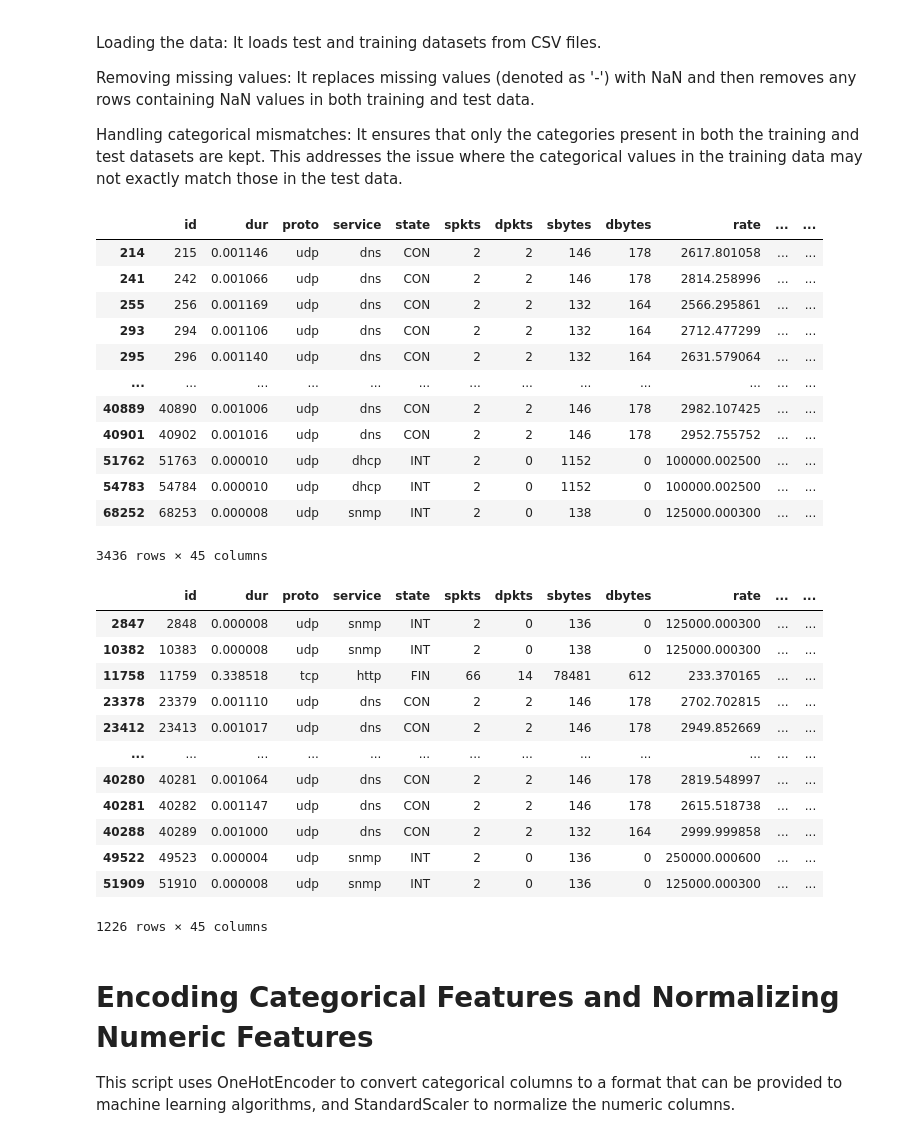
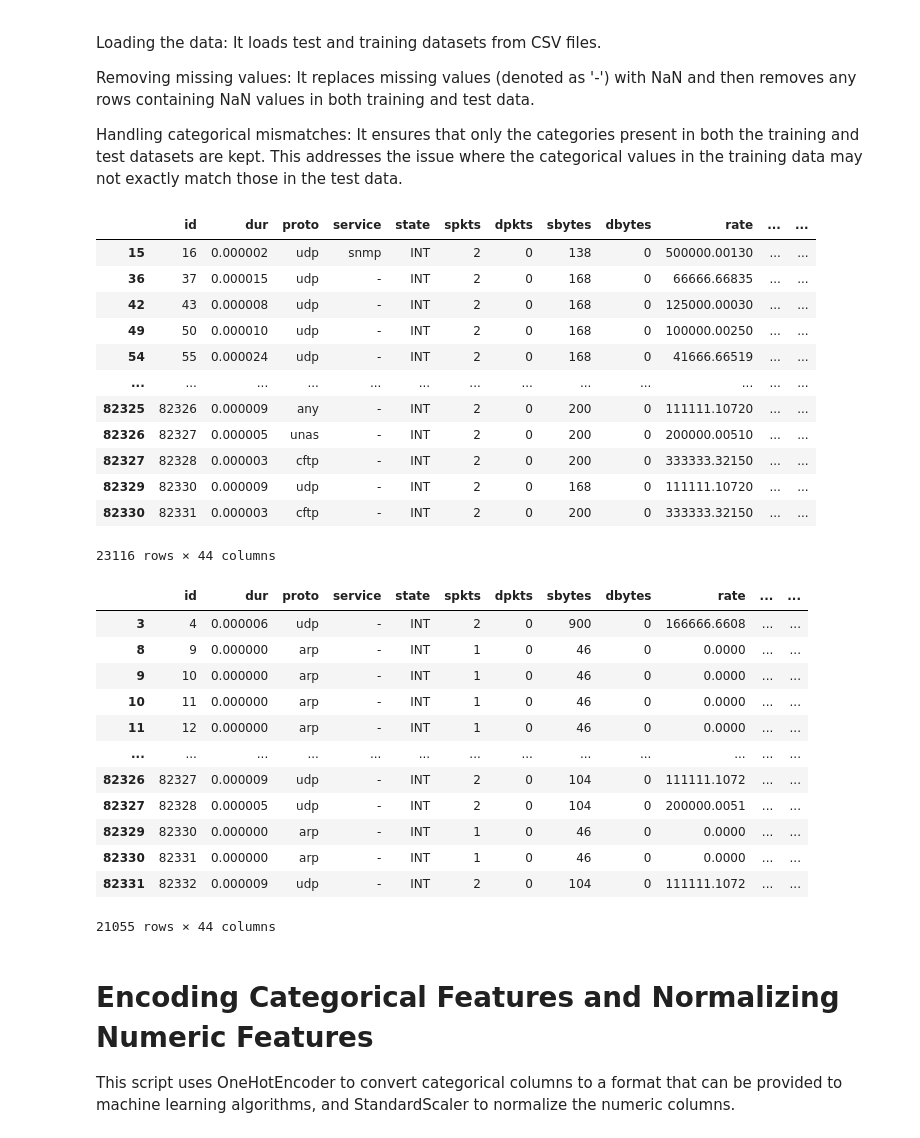
Before and after one commit to AdibaAdi/Cyber-Detection-, a Jupyter notebook: cyber.ipynb, the cells around one changed output. Cells and saved outputs as stored; diff of their text form; code cells hidden in the pictures.

```diff
--- a/cyber.ipynb
+++ b/cyber.ipynb
@@ -9,56 +9,60 @@ Handling categorical mismatches: It ensures that only the categories present in
 # %%
 import pandas as pd
 import numpy as np
 
 #Load data from the provided csv's
 test_data = pd.read_csv('cyber-data/UNSW_NB15_testing-set.csv')
 train_data = pd.read_csv('cyber-data/UNSW_NB15_training-set.csv')
 
+#Drop attack category
+test_data.drop('attack_cat', axis=1, inplace=True)
+train_data.drop('attack_cat', axis=1, inplace=True)
+
 #This combines the data in order to make sure the column names are the same, and then it gets the list of columns to iterate over
 combined_data = pd.concat([train_data, test_data])
 cols = list(combined_data)
 
-#This gets rid of all the empty values by replacing them with nulls, then dropping them using np.nan
-for col in cols:
-    train_data[col].replace('-', np.nan, inplace=True)
-    train_data.dropna(subset=[col], inplace=True)
-    test_data[col].replace('-', np.nan, inplace=True)
-    test_data.dropna(subset=[col], inplace=True)
+#This would get rid of all the empty values by replacing them with nulls, then dropping them using np.nan. However we decided to not treat the dashes as nulls because almost all of the data has them
+# for col in cols:
+#     train_data[col].replace('-', np.nan, inplace=True)
+#     train_data.dropna(subset=[col], inplace=True)
+#     test_data[col].replace('-', np.nan, inplace=True)
+#     test_data.dropna(subset=[col], inplace=True)
 
 # #This iterates over all the columns and only saves the categorical values that are in both datasets
 for col in cols:
     train_data = train_data[train_data[col].isin(test_data[col])]
     test_data = test_data[test_data[col].isin(train_data[col])]
 
 display(train_data)
 display(test_data)
 # %% [output]
 |  | id | dur | proto | service | state | spkts | dpkts | sbytes | dbytes | rate | ... | ... |
-| 214 | 215 | 0.001146 | udp | dns | CON | 2 | 2 | 146 | 178 | 2617.801058 | ... | ... |
-| 241 | 242 | 0.001066 | udp | dns | CON | 2 | 2 | 146 | 178 | 2814.258996 | ... | ... |
-| 255 | 256 | 0.001169 | udp | dns | CON | 2 | 2 | 132 | 164 | 2566.295861 | ... | ... |
-| 293 | 294 | 0.001106 | udp | dns | CON | 2 | 2 | 132 | 164 | 2712.477299 | ... | ... |
-| 295 | 296 | 0.001140 | udp | dns | CON | 2 | 2 | 132 | 164 | 2631.579064 | ... | ... |
+| 15 | 16 | 0.000002 | udp | snmp | INT | 2 | 0 | 138 | 0 | 500000.00130 | ... | ... |
+| 36 | 37 | 0.000015 | udp | - | INT | 2 | 0 | 168 | 0 | 66666.66835 | ... | ... |
+| 42 | 43 | 0.000008 | udp | - | INT | 2 | 0 | 168 | 0 | 125000.00030 | ... | ... |
+| 49 | 50 | 0.000010 | udp | - | INT | 2 | 0 | 168 | 0 | 100000.00250 | ... | ... |
+| 54 | 55 | 0.000024 | udp | - | INT | 2 | 0 | 168 | 0 | 41666.66519 | ... | ... |
 | ... | ... | ... | ... | ... | ... | ... | ... | ... | ... | ... | ... | ... |
-| 40889 | 40890 | 0.001006 | udp | dns | CON | 2 | 2 | 146 | 178 | 2982.107425 | ... | ... |
-| 40901 | 40902 | 0.001016 | udp | dns | CON | 2 | 2 | 146 | 178 | 2952.755752 | ... | ... |
-| 51762 | 51763 | 0.000010 | udp | dhcp | INT | 2 | 0 | 1152 | 0 | 100000.002500 | ... | ... |
-| 54783 | 54784 | 0.000010 | udp | dhcp | INT | 2 | 0 | 1152 | 0 | 100000.002500 | ... | ... |
-| 68252 | 68253 | 0.000008 | udp | snmp | INT | 2 | 0 | 138 | 0 | 125000.000300 | ... | ... |
+| 82325 | 82326 | 0.000009 | any | - | INT | 2 | 0 | 200 | 0 | 111111.10720 | ... | ... |
+| 82326 | 82327 | 0.000005 | unas | - | INT | 2 | 0 | 200 | 0 | 200000.00510 | ... | ... |
+| 82327 | 82328 | 0.000003 | cftp | - | INT | 2 | 0 | 200 | 0 | 333333.32150 | ... | ... |
+| 82329 | 82330 | 0.000009 | udp | - | INT | 2 | 0 | 168 | 0 | 111111.10720 | ... | ... |
+| 82330 | 82331 | 0.000003 | cftp | - | INT | 2 | 0 | 200 | 0 | 333333.32150 | ... | ... |
-3436 rows × 45 columns
+23116 rows × 44 columns
 |  | id | dur | proto | service | state | spkts | dpkts | sbytes | dbytes | rate | ... | ... |
-| 2847 | 2848 | 0.000008 | udp | snmp | INT | 2 | 0 | 136 | 0 | 125000.000300 | ... | ... |
-| 10382 | 10383 | 0.000008 | udp | snmp | INT | 2 | 0 | 138 | 0 | 125000.000300 | ... | ... |
-| 11758 | 11759 | 0.338518 | tcp | http | FIN | 66 | 14 | 78481 | 612 | 233.370165 | ... | ... |
-| 23378 | 23379 | 0.001110 | udp | dns | CON | 2 | 2 | 146 | 178 | 2702.702815 | ... | ... |
-| 23412 | 23413 | 0.001017 | udp | dns | CON | 2 | 2 | 146 | 178 | 2949.852669 | ... | ... |
+| 3 | 4 | 0.000006 | udp | - | INT | 2 | 0 | 900 | 0 | 166666.6608 | ... | ... |
+| 8 | 9 | 0.000000 | arp | - | INT | 1 | 0 | 46 | 0 | 0.0000 | ... | ... |
+| 9 | 10 | 0.000000 | arp | - | INT | 1 | 0 | 46 | 0 | 0.0000 | ... | ... |
+| 10 | 11 | 0.000000 | arp | - | INT | 1 | 0 | 46 | 0 | 0.0000 | ... | ... |
+| 11 | 12 | 0.000000 | arp | - | INT | 1 | 0 | 46 | 0 | 0.0000 | ... | ... |
 | ... | ... | ... | ... | ... | ... | ... | ... | ... | ... | ... | ... | ... |
-| 40280 | 40281 | 0.001064 | udp | dns | CON | 2 | 2 | 146 | 178 | 2819.548997 | ... | ... |
-| 40281 | 40282 | 0.001147 | udp | dns | CON | 2 | 2 | 146 | 178 | 2615.518738 | ... | ... |
-| 40288 | 40289 | 0.001000 | udp | dns | CON | 2 | 2 | 132 | 164 | 2999.999858 | ... | ... |
-| 49522 | 49523 | 0.000004 | udp | snmp | INT | 2 | 0 | 136 | 0 | 250000.000600 | ... | ... |
-| 51909 | 51910 | 0.000008 | udp | snmp | INT | 2 | 0 | 136 | 0 | 125000.000300 | ... | ... |
+| 82326 | 82327 | 0.000009 | udp | - | INT | 2 | 0 | 104 | 0 | 111111.1072 | ... | ... |
+| 82327 | 82328 | 0.000005 | udp | - | INT | 2 | 0 | 104 | 0 | 200000.0051 | ... | ... |
+| 82329 | 82330 | 0.000000 | arp | - | INT | 1 | 0 | 46 | 0 | 0.0000 | ... | ... |
+| 82330 | 82331 | 0.000000 | arp | - | INT | 1 | 0 | 46 | 0 | 0.0000 | ... | ... |
+| 82331 | 82332 | 0.000009 | udp | - | INT | 2 | 0 | 104 | 0 | 111111.1072 | ... | ... |
-1226 rows × 45 columns
+21055 rows × 44 columns
 # %% [markdown]
 # Encoding Categorical Features and Normalizing Numeric Features
 
```
Also changed, not shown: parts of 19 cells of this notebook.
